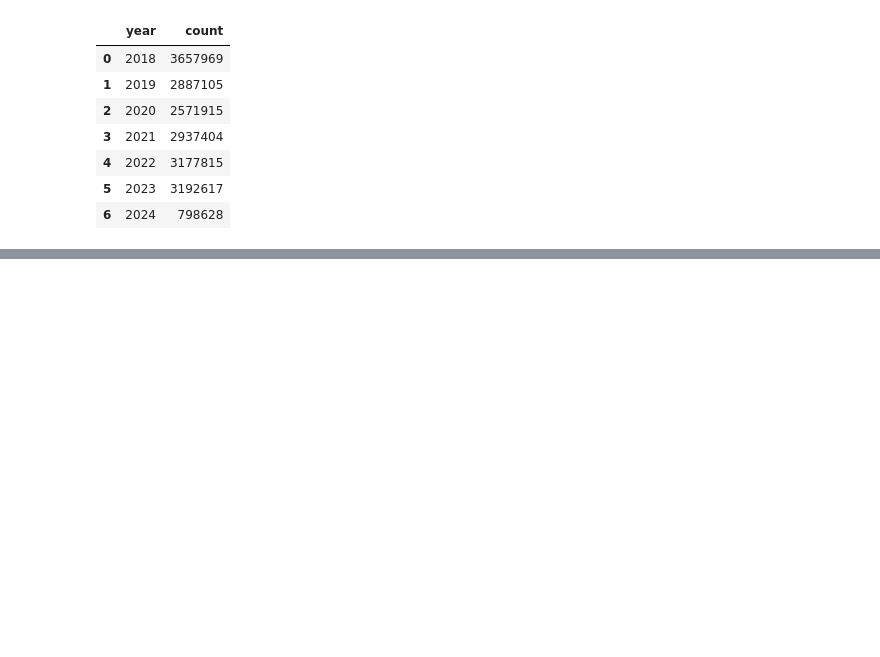
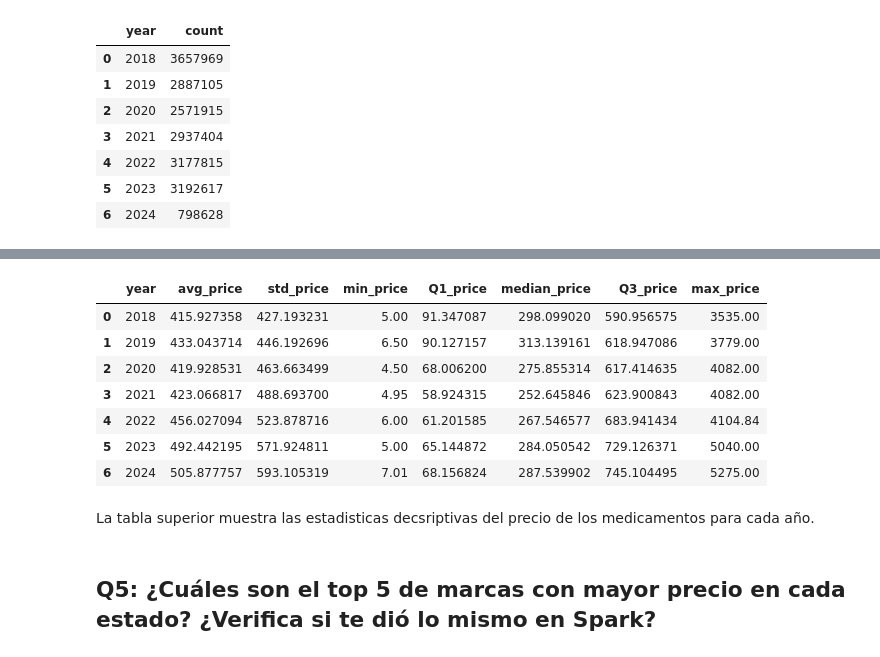
Before and after one commit to romanAVJ/mds-spark-project, a Jupyter notebook: src/s2_spark/partB.ipynb, the cells around one changed output, grey strips where cells are left out. Drawn from its saved outputs; the diff is of its cells as text; code cells hidden in the pictures; blank space fills up the shorter version.

```diff
--- a/src/s2_spark/partB.ipynb
+++ b/src/s2_spark/partB.ipynb
@@ -87,0 +135,38 @@ df
+# %%
+query = """
+    SELECT
+        EXTRACT(YEAR FROM created_at) AS year,
+        AVG(price) AS avg_price,
+        STDDEV(price) AS std_price,
+        MIN(price) AS min_price,
+        APPROX_PERCENTILE(price, 0.25) AS Q1_price,
+        APPROX_PERCENTILE(price, 0.5) AS median_price,
+        APPROX_PERCENTILE(price, 0.75) AS Q3_price,
+        MAX(price) AS max_price
+    FROM
+        profeco_db.profeco
+    GROUP BY 1
+    ORDER BY 1
+"""
+
+# get df
+df = wr.athena.read_sql_query(
+    sql=query,
+    database=DATABASE_NAME,
+    ctas_approach=False,
+    boto3_session=session
+)
+df
+# %% [output]
+|  | year | avg_price | std_price | min_price | Q1_price | median_price | Q3_price | max_price |
+| 0 | 2018 | 415.927358 | 427.193231 | 5.00 | 91.347087 | 298.099020 | 590.956575 | 3535.00 |
+| 1 | 2019 | 433.043714 | 446.192696 | 6.50 | 90.127157 | 313.139161 | 618.947086 | 3779.00 |
+| 2 | 2020 | 419.928531 | 463.663499 | 4.50 | 68.006200 | 275.855314 | 617.414635 | 4082.00 |
+| 3 | 2021 | 423.066817 | 488.693700 | 4.95 | 58.924315 | 252.645846 | 623.900843 | 4082.00 |
+| 4 | 2022 | 456.027094 | 523.878716 | 6.00 | 61.201585 | 267.546577 | 683.941434 | 4104.84 |
+| 5 | 2023 | 492.442195 | 571.924811 | 5.00 | 65.144872 | 284.050542 | 729.126371 | 5040.00 |
+| 6 | 2024 | 505.877757 | 593.105319 | 7.01 | 68.156824 | 287.539902 | 745.104495 | 5275.00 |
+# %% [markdown]
+La tabla superior muestra las estadisticas decsriptivas del precio de los medicamentos para cada año.
+# %% [markdown]
+## Q5: ¿Cuáles son el top 5 de marcas con mayor precio en cada estado? ¿Verifica si te dió lo mismo en Spark?
```
Also changed, not shown: parts of 25 cells of this notebook.
